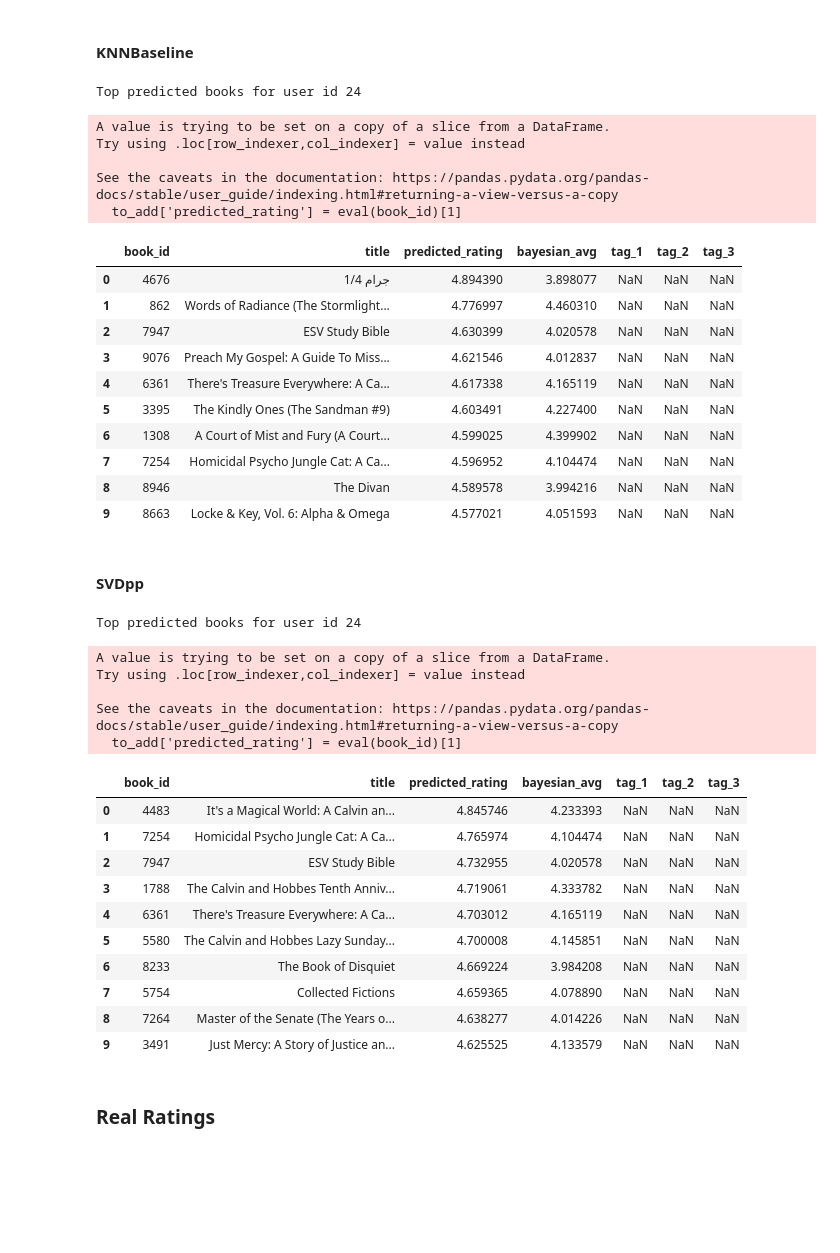
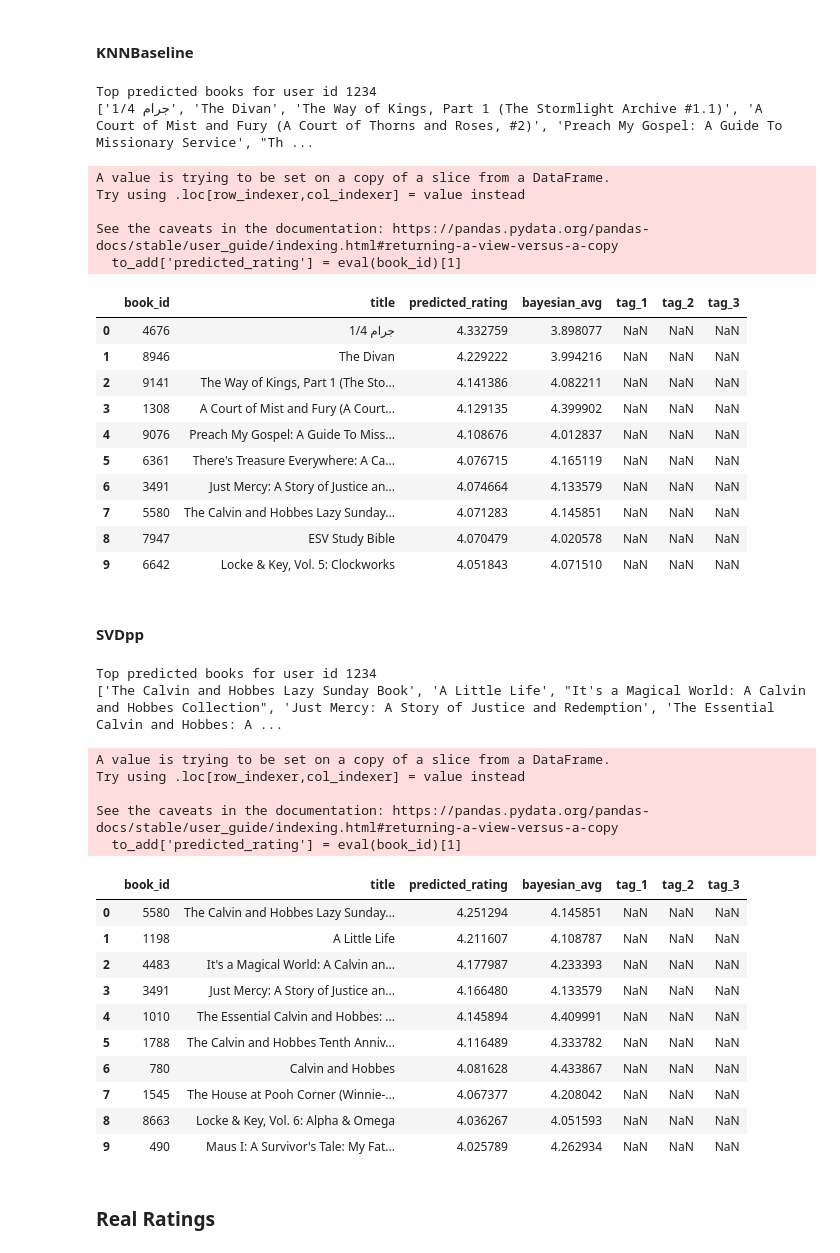
Before and after one commit to Snizzmo/Data-Science, a Jupyter notebook: Capstone3/notebooks/3.0-cf-predictions.ipynb, the cells around one changed output. Drawn from its saved outputs; the diff is of its cells as text; code cells hidden in the pictures; blank space fills up the shorter version.

```diff
--- a/Capstone3/notebooks/3.0-cf-predictions.ipynb
+++ b/Capstone3/notebooks/3.0-cf-predictions.ipynb
@@ -90,51 +107,55 @@ Name: user_id, dtype: int64
 #### KNNBaseline
 # %%
 #Predict users top_ten books
-top_books = top_ten_prediction("24", top_10_KNNBaseline, books)
+top_books = top_ten_prediction("1234", top_10_KNNBaseline, books)
 top_books.reset_index(inplace=True)
+print([x for x in top_books.title])
 top_books[['book_id', 'title','predicted_rating', 'bayesian_avg', 'tag_1', 'tag_2', 'tag_3']]
 # %% [output]
-Top predicted books for user id 24
+Top predicted books for user id 1234
+['1/4 جرام', 'The Divan', 'The Way of Kings, Part 1 (The Stormlight Archive #1.1)', 'A Court of Mist and Fury (A Court of Thorns and Roses, #2)', 'Preach My Gospel: A Guide To Missionary Service', "Th ...
 A value is trying to be set on a copy of a slice from a DataFrame.
 Try using .loc[row_indexer,col_indexer] = value instead
 
 See the caveats in the documentation: https://pandas.pydata.org/pandas-docs/stable/user_guide/indexing.html#returning-a-view-versus-a-copy
   to_add['predicted_rating'] = eval(book_id)[1]
 |  | book_id | title | predicted_rating | bayesian_avg | tag_1 | tag_2 | tag_3 |
-| 0 | 4676 | 1/4 جرام | 4.894390 | 3.898077 | NaN | NaN | NaN |
-| 1 | 862 | Words of Radiance (The Stormlight... | 4.776997 | 4.460310 | NaN | NaN | NaN |
-| 2 | 7947 | ESV Study Bible | 4.630399 | 4.020578 | NaN | NaN | NaN |
-| 3 | 9076 | Preach My Gospel: A Guide To Miss... | 4.621546 | 4.012837 | NaN | NaN | NaN |
-| 4 | 6361 | There's Treasure Everywhere: A Ca... | 4.617338 | 4.165119 | NaN | NaN | NaN |
-| 5 | 3395 | The Kindly Ones (The Sandman #9) | 4.603491 | 4.227400 | NaN | NaN | NaN |
-| 6 | 1308 | A Court of Mist and Fury (A Court... | 4.599025 | 4.399902 | NaN | NaN | NaN |
-| 7 | 7254 | Homicidal Psycho Jungle Cat: A Ca... | 4.596952 | 4.104474 | NaN | NaN | NaN |
-| 8 | 8946 | The Divan | 4.589578 | 3.994216 | NaN | NaN | NaN |
-| 9 | 8663 | Locke & Key, Vol. 6: Alpha & Omega | 4.577021 | 4.051593 | NaN | NaN | NaN |
+| 0 | 4676 | 1/4 جرام | 4.332759 | 3.898077 | NaN | NaN | NaN |
+| 1 | 8946 | The Divan | 4.229222 | 3.994216 | NaN | NaN | NaN |
+| 2 | 9141 | The Way of Kings, Part 1 (The Sto... | 4.141386 | 4.082211 | NaN | NaN | NaN |
+| 3 | 1308 | A Court of Mist and Fury (A Court... | 4.129135 | 4.399902 | NaN | NaN | NaN |
+| 4 | 9076 | Preach My Gospel: A Guide To Miss... | 4.108676 | 4.012837 | NaN | NaN | NaN |
+| 5 | 6361 | There's Treasure Everywhere: A Ca... | 4.076715 | 4.165119 | NaN | NaN | NaN |
+| 6 | 3491 | Just Mercy: A Story of Justice an... | 4.074664 | 4.133579 | NaN | NaN | NaN |
+| 7 | 5580 | The Calvin and Hobbes Lazy Sunday... | 4.071283 | 4.145851 | NaN | NaN | NaN |
+| 8 | 7947 | ESV Study Bible | 4.070479 | 4.020578 | NaN | NaN | NaN |
+| 9 | 6642 | Locke & Key, Vol. 5: Clockworks | 4.051843 | 4.071510 | NaN | NaN | NaN |
 # %% [markdown]
 #### SVDpp
 # %%
 #Predict users top_ten books
-top_books = top_ten_prediction("24", top_10_SVDpp, books)
+top_books = top_ten_prediction("1234", top_10_SVDpp, books)
 top_books.reset_index(inplace=True)
+print([x for x in top_books.title])
 top_books[['book_id', 'title','predicted_rating', 'bayesian_avg', 'tag_1', 'tag_2', 'tag_3']]
 # %% [output]
-Top predicted books for user id 24
+Top predicted books for user id 1234
+['The Calvin and Hobbes Lazy Sunday Book', 'A Little Life', "It's a Magical World: A Calvin and Hobbes Collection", 'Just Mercy: A Story of Justice and Redemption', 'The Essential Calvin and Hobbes: A ...
 A value is trying to be set on a copy of a slice from a DataFrame.
 Try using .loc[row_indexer,col_indexer] = value instead
 
 See the caveats in the documentation: https://pandas.pydata.org/pandas-docs/stable/user_guide/indexing.html#returning-a-view-versus-a-copy
   to_add['predicted_rating'] = eval(book_id)[1]
 |  | book_id | title | predicted_rating | bayesian_avg | tag_1 | tag_2 | tag_3 |
-| 0 | 4483 | It's a Magical World: A Calvin an... | 4.845746 | 4.233393 | NaN | NaN | NaN |
-| 1 | 7254 | Homicidal Psycho Jungle Cat: A Ca... | 4.765974 | 4.104474 | NaN | NaN | NaN |
-| 2 | 7947 | ESV Study Bible | 4.732955 | 4.020578 | NaN | NaN | NaN |
-| 3 | 1788 | The Calvin and Hobbes Tenth Anniv... | 4.719061 | 4.333782 | NaN | NaN | NaN |
-| 4 | 6361 | There's Treasure Everywhere: A Ca... | 4.703012 | 4.165119 | NaN | NaN | NaN |
-| 5 | 5580 | The Calvin and Hobbes Lazy Sunday... | 4.700008 | 4.145851 | NaN | NaN | NaN |
-| 6 | 8233 | The Book of Disquiet | 4.669224 | 3.984208 | NaN | NaN | NaN |
-| 7 | 5754 | Collected Fictions | 4.659365 | 4.078890 | NaN | NaN | NaN |
-| 8 | 7264 | Master of the Senate (The Years o... | 4.638277 | 4.014226 | NaN | NaN | NaN |
-| 9 | 3491 | Just Mercy: A Story of Justice an... | 4.625525 | 4.133579 | NaN | NaN | NaN |
+| 0 | 5580 | The Calvin and Hobbes Lazy Sunday... | 4.251294 | 4.145851 | NaN | NaN | NaN |
+| 1 | 1198 | A Little Life | 4.211607 | 4.108787 | NaN | NaN | NaN |
+| 2 | 4483 | It's a Magical World: A Calvin an... | 4.177987 | 4.233393 | NaN | NaN | NaN |
+| 3 | 3491 | Just Mercy: A Story of Justice an... | 4.166480 | 4.133579 | NaN | NaN | NaN |
+| 4 | 1010 | The Essential Calvin and Hobbes: ... | 4.145894 | 4.409991 | NaN | NaN | NaN |
+| 5 | 1788 | The Calvin and Hobbes Tenth Anniv... | 4.116489 | 4.333782 | NaN | NaN | NaN |
+| 6 | 780 | Calvin and Hobbes | 4.081628 | 4.433867 | NaN | NaN | NaN |
+| 7 | 1545 | The House at Pooh Corner (Winnie-... | 4.067377 | 4.208042 | NaN | NaN | NaN |
+| 8 | 8663 | Locke & Key, Vol. 6: Alpha & Omega | 4.036267 | 4.051593 | NaN | NaN | NaN |
+| 9 | 490 | Maus I: A Survivor's Tale: My Fat... | 4.025789 | 4.262934 | NaN | NaN | NaN |
 # %% [markdown]
 ### Real Ratings
```
Also changed, not shown: parts of 9 cells of this notebook, 1 other file.
